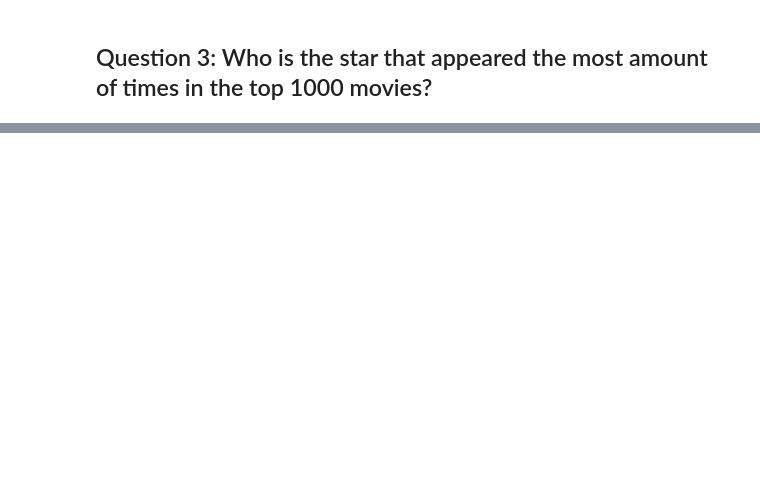
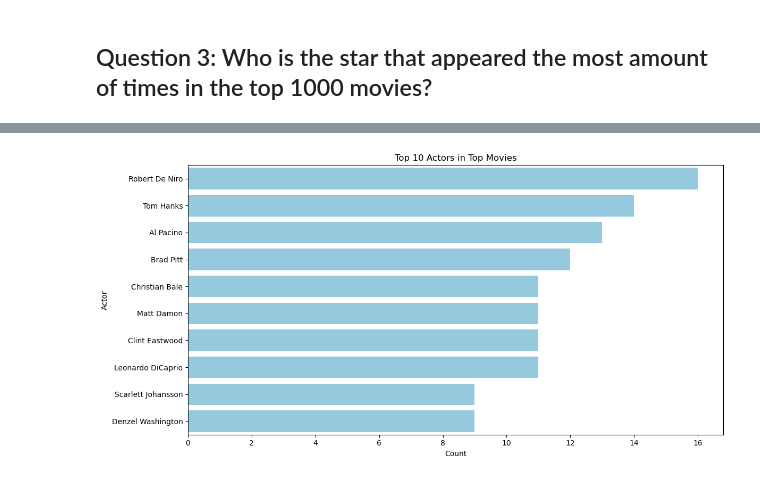
Before and after one commit to justink106/JustinKu-Springboard, a Jupyter notebook: Data Storytelling - IMDB/Data Storytelling - IMDB.ipynb, the cells around one changed output, grey strips where cells are left out. Saved outputs shown, nothing was run; the diff lists cells and outputs as text; code cells hidden in the pictures; blank space fills up the shorter version.

```diff
--- a/Data Storytelling - IMDB/Data Storytelling - IMDB.ipynb
+++ b/Data Storytelling - IMDB/Data Storytelling - IMDB.ipynb
@@ -212,2 +239,11 @@ Name: count, Length: 426, dtype: int64
 # %% [markdown]
 ## Question 3: Who is the star that appeared the most amount of times in the top 1000 movies?
+# %%
+# I have multiple star columns and am going to 'melt' them into one Series
+
+star_columns = ['Star1', 'Star2', 'Star3', 'Star4']
+
+m_stars = (imdb.melt(value_vars=star_columns, value_name='star')['star'].dropna())
+# %%
+star_counts = m_stars.value_counts()
+print(star_counts)
@@ -213,0 +264,18 @@ Name: count, Length: 426, dtype: int64
+# %%
+# Creating a horizontal bar chart
+
+plt.figure(figsize=(12, 6))
+sns.countplot(
+    y='star',
+    data=m_stars.to_frame(),
+    order=star_counts.index[:10],
+    color='skyblue'
+)
+
+plt.title('Top 10 Actors in Top Movies')
+plt.xlabel('Count')
+plt.ylabel('Actor')
+plt.tight_layout()
+plt.show()
+# %% [output]
+[figure, added]
```
Also changed, not shown: parts of 7 cells of this notebook.
